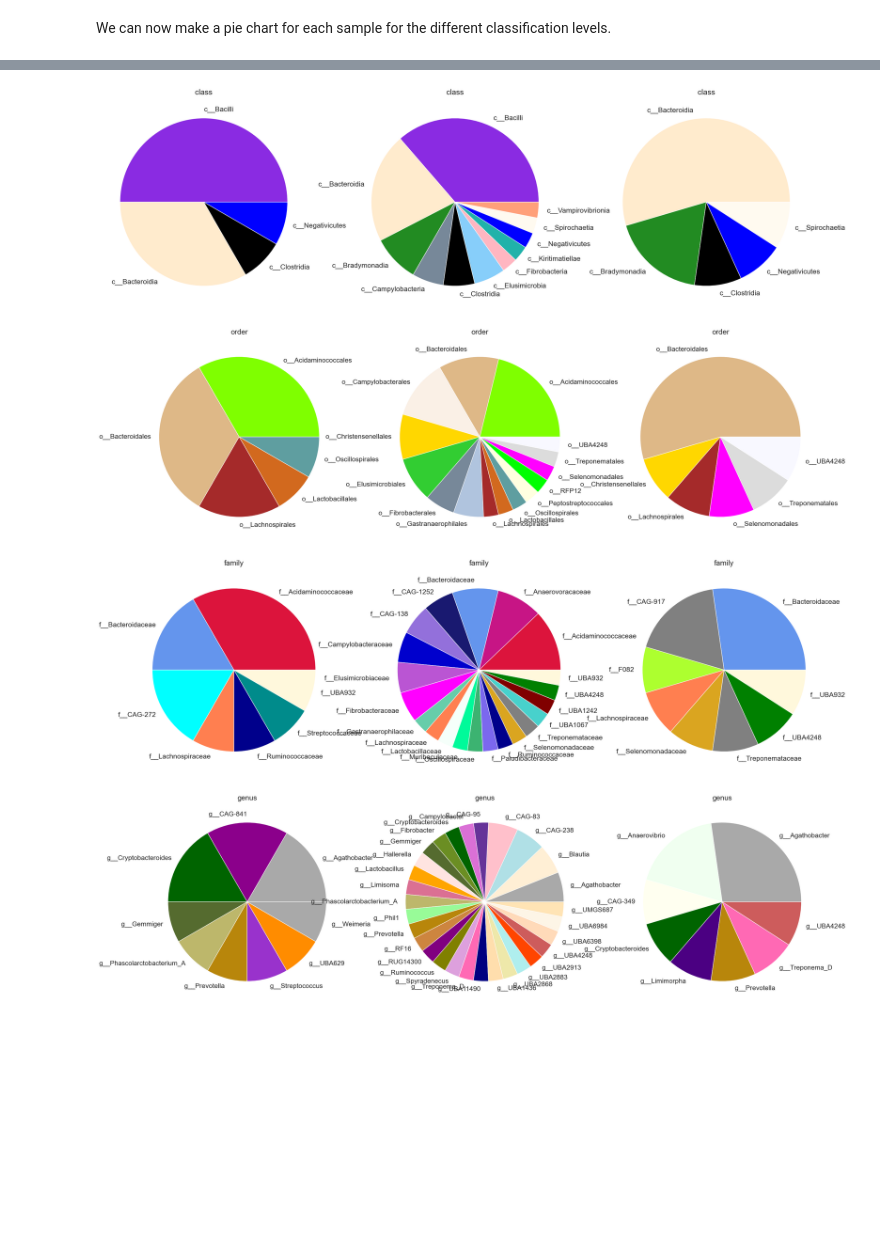
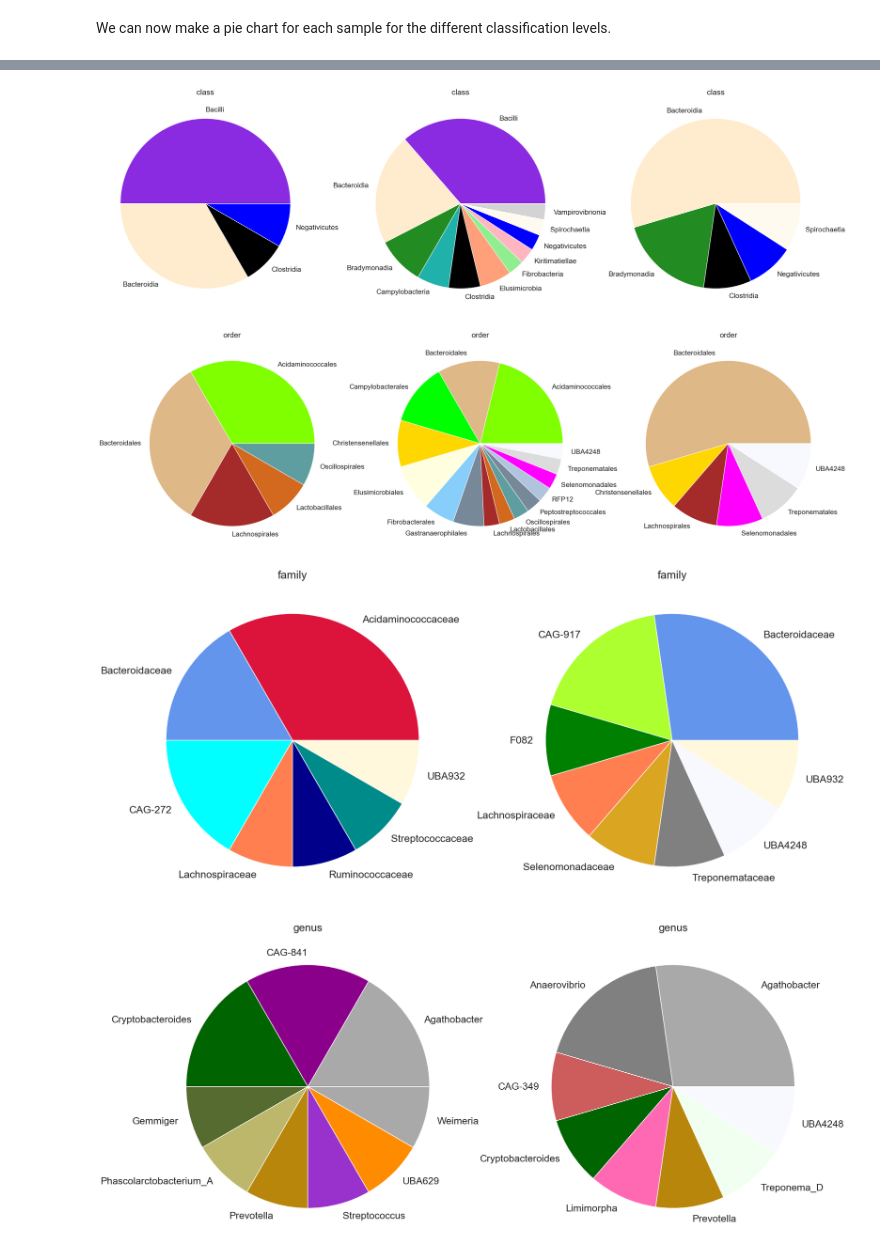
Before and after one commit to prince-ravi-leow/metagenomics-data-analysis, a Jupyter notebook: metagenomics_coda_repo.ipynb, the cells around one changed output, grey strips where cells are left out. Drawn from its saved outputs; the diff is of its cells as text; code cells hidden in the pictures; blank space fills up the shorter version.

Commit message:
Stripped prefixes and removed cluttered plots for sample 25

```diff
--- a/metagenomics_coda_repo.ipynb
+++ b/metagenomics_coda_repo.ipynb
@@ -664,9 +664,19 @@ pd.read_csv('./silva/silva_24.mapstat',skiprows=6,sep='\t')
 # %%
 ##Load data
 resfinder_ID_table = pd.read_csv("resfinder/resfinder_renamed.csv", header=None)
-df38 = pd.read_csv("Meta_Gtdbtk/38_gtdbtk_taxid.csv")
-df24 = pd.read_csv("Meta_Gtdbtk/24_gtdbtk_taxid.csv")
-df25 = pd.read_csv("Meta_Gtdbtk/25_gtdbtk_taxid.csv")
+df38 = pd.read_csv("C:/Users/Kasper/PycharmProjects/base_data_manip/38_gtdbtk_taxid.csv").dropna()
+df24 = pd.read_csv("C:/Users/Kasper/PycharmProjects/base_data_manip/24_gtdbtk_taxid.csv").dropna()
+df25 = pd.read_csv("C:/Users/Kasper/PycharmProjects/base_data_manip/25_gtdbtk_taxid.csv").dropna()
+
+#remove classification prefix from names (eg. d__*)
+def strip_prefix(df):
+    for i in df.columns:
+        df[i] = df[i].map(lambda x: x.lstrip("_dpocfgs"))
+    return df
+
+df38 = strip_prefix(df38)
+df24 = strip_prefix(df24)
+df25 = strip_prefix(df25)
 # %% [markdown]
 We use the value_counts function to count instances of each element at each classification level.
 # %%
@@ -699,8 +709,12 @@ We can now make a pie chart for each sample for the different classification lev
 # %%
 #Make pie-chart for each sample at a given classification level.
 def subplots(level = 1):
-    fig, ax = plt.subplots(nrows=1, ncols=3, figsize=(30, 10)) #Make subplot of size(30,10) with room for three plots in a row
-    items = [cc24, cc25, cc38] #Use the column counts for each sample
+    if level <4: # Sample 25 gets cluttered at lower classification levels
+        fig, ax = plt.subplots(nrows=1, ncols=3, figsize=(30, 10)) #Make subplot of size(30,10) with room for three plots in a row
+        items = [cc24, cc25, cc38] #Use the column counts for each sample
+    else:
+        fig, ax = plt.subplots(nrows=1, ncols=2, figsize=(20, 10)) #Make subplot of size(20,10) with room for two plots in a row
+        items = [cc24, cc38] #Use one less sample
     plt.rcParams['font.size'] = '16'#Set font size
     for q in range(len(items)):
         lst = items[q] #Iterate trough each sample
@@ -721,4 +735,4 @@ for i in range(1,7):
-[figure, old version]
+[figure, new version]
-[figure, old version]
+[figure, new version]
-[figure, old version]
+[figure, new version]
-[figure, old version]
+[figure, new version]
```
Also changed, not shown: parts of 1 cell of this notebook.
